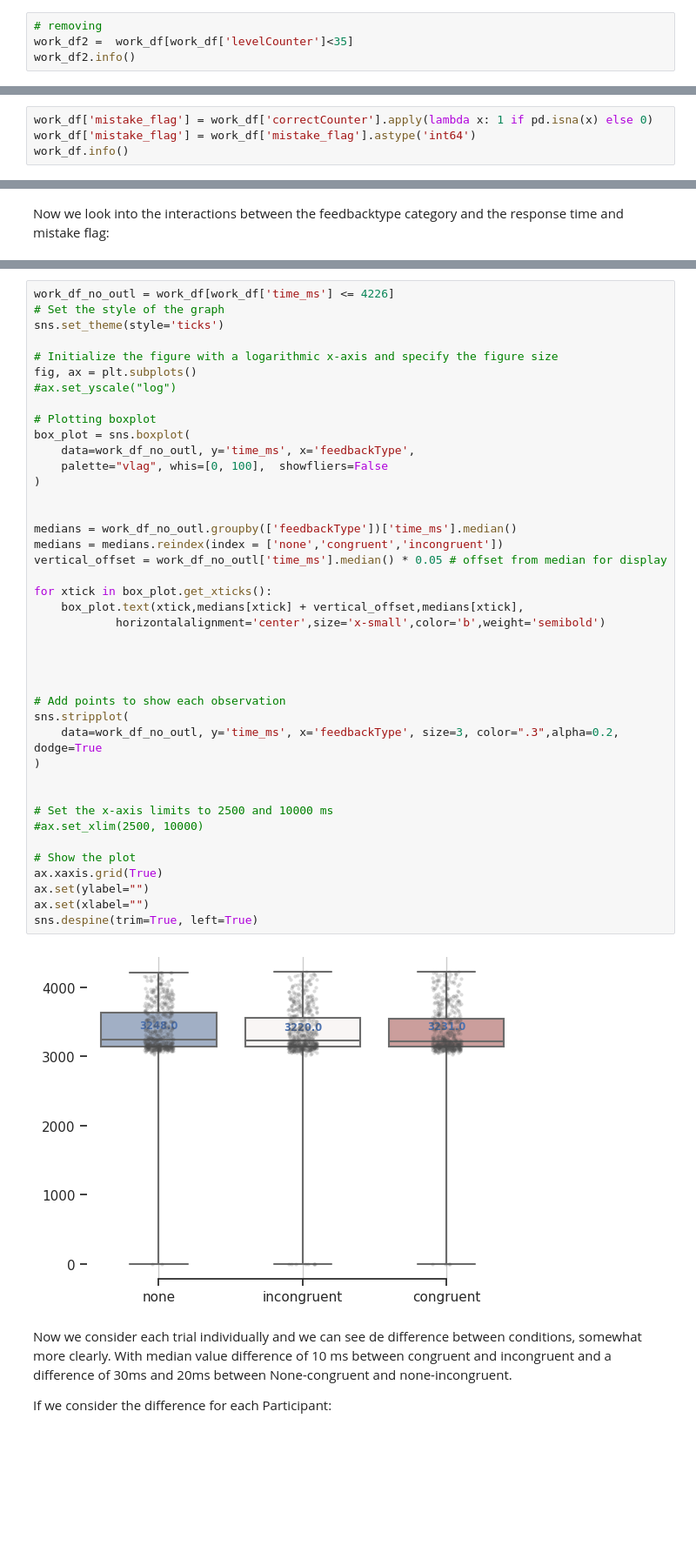
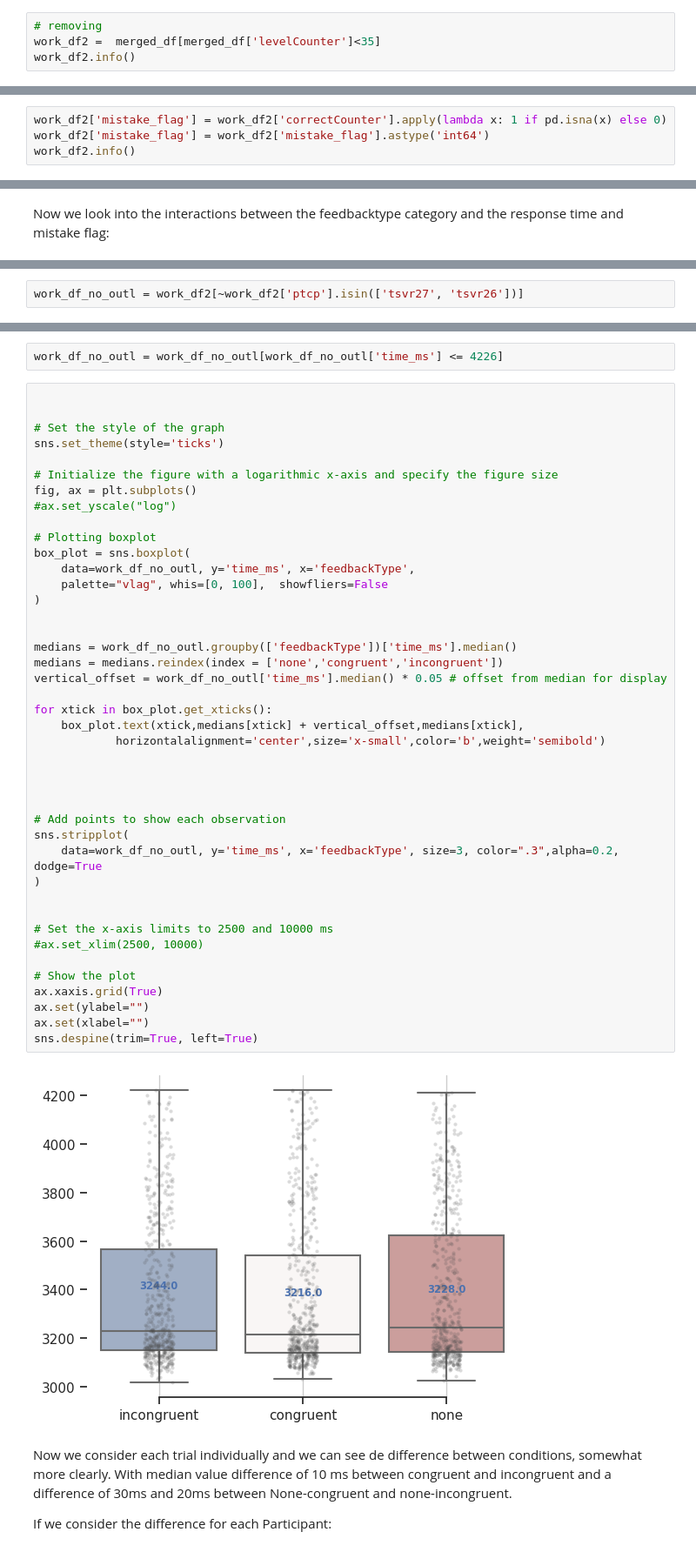
Before and after one commit to BenjaminDupre/m-b_thesis, a Jupyter notebook: Analysis/Analysis..ipynb, the cells around one changed output, grey strips where cells are left out. Shown at 87% size. Cells and saved outputs as stored; diff of their text form; blank space fills up the shorter version.

```diff
--- a/Analysis/Analysis..ipynb
+++ b/Analysis/Analysis..ipynb
@@ -295,7 +331,7 @@ Name: levelCounter, Length: 66, dtype: int64
 Due to a failure in the excecution of the program while taking the experiment; the last level (35) is missing for most participants in set 3. I think we need to remove it for all participants in all sets since we don' want to umbalanced the results.
 # %%
 # removing
-work_df2 =  work_df[work_df['levelCounter']<35]
+work_df2 =  merged_df[merged_df['levelCounter']<35]
 work_df2.info()
 # %% [output]
 <class 'pandas.core.frame.DataFrame'>
@@ -468,8 +502,8 @@ As the EDA shows, reponse time is a highly skew variable with outlier. Wich we w
 ## Feature Engineering
 Now lets make a flag that is 1 when the trail is a mistake and with 0 when the answer was correct. For this we use the already existing variable 'correct value count'.
 # %%
-work_df['mistake_flag'] = work_df['correctCounter'].apply(lambda x: 1 if pd.isna(x) else 0)
-work_df['mistake_flag'] = work_df['mistake_flag'].astype('int64')
-work_df.info()
+work_df2['mistake_flag'] = work_df2['correctCounter'].apply(lambda x: 1 if pd.isna(x) else 0)
+work_df2['mistake_flag'] = work_df2['mistake_flag'].astype('int64')
+work_df2.info()
 # %% [output]
 <class 'pandas.core.frame.DataFrame'>
@@ -536,0 +574,2 @@ Next we are going to cut in 4226 ms as is the upper limit for Quartile 3 of RT
+# %%
+work_df_no_outl = work_df2[~work_df2['ptcp'].isin(['tsvr27', 'tsvr26'])]
@@ -537,5 +578,8 @@ Next we are going to cut in 4226 ms as is the upper limit for Quartile 3 of RT
+# %%
+work_df_no_outl = work_df_no_outl[work_df_no_outl['time_ms'] <= 4226]
 # %%
-work_df_no_outl = work_df[work_df['time_ms'] <= 4226]
+
+
 # Set the style of the graph
 sns.set_theme(style='ticks')
 
@@ -549,34 +593,34 @@ box_plot = sns.boxplot(
     palette="vlag", whis=[0, 100],  showfliers=False
 )
 
 
 medians = work_df_no_outl.groupby(['feedbackType'])['time_ms'].median()
 medians = medians.reindex(index = ['none','congruent','incongruent'])
 vertical_offset = work_df_no_outl['time_ms'].median() * 0.05 # offset from median for display
 
 for xtick in box_plot.get_xticks():
     box_plot.text(xtick,medians[xtick] + vertical_offset,medians[xtick],
             horizontalalignment='center',size='x-small',color='b',weight='semibold')
 
 
 
 
 # Add points to show each observation
 sns.stripplot(
     data=work_df_no_outl, y='time_ms', x='feedbackType', size=3, color=".3",alpha=0.2, dodge=True
 )
 
 
 # Set the x-axis limits to 2500 and 10000 ms
 #ax.set_xlim(2500, 10000)
 
 # Show the plot
 ax.xaxis.grid(True)
 ax.set(ylabel="")
 ax.set(xlabel="")
 sns.despine(trim=True, left=True)
 # %% [output]
-[figure, old version]
+[figure, new version]
 # %% [markdown]
 Now we consider each trial individually and we can see de difference between conditions, somewhat more clearly. With median value difference of 10 ms between congruent and incongruent and a difference of 30ms and 20ms between None-congruent and none-incongruent.
 
```
Also changed, not shown: parts of 17 cells of this notebook.
